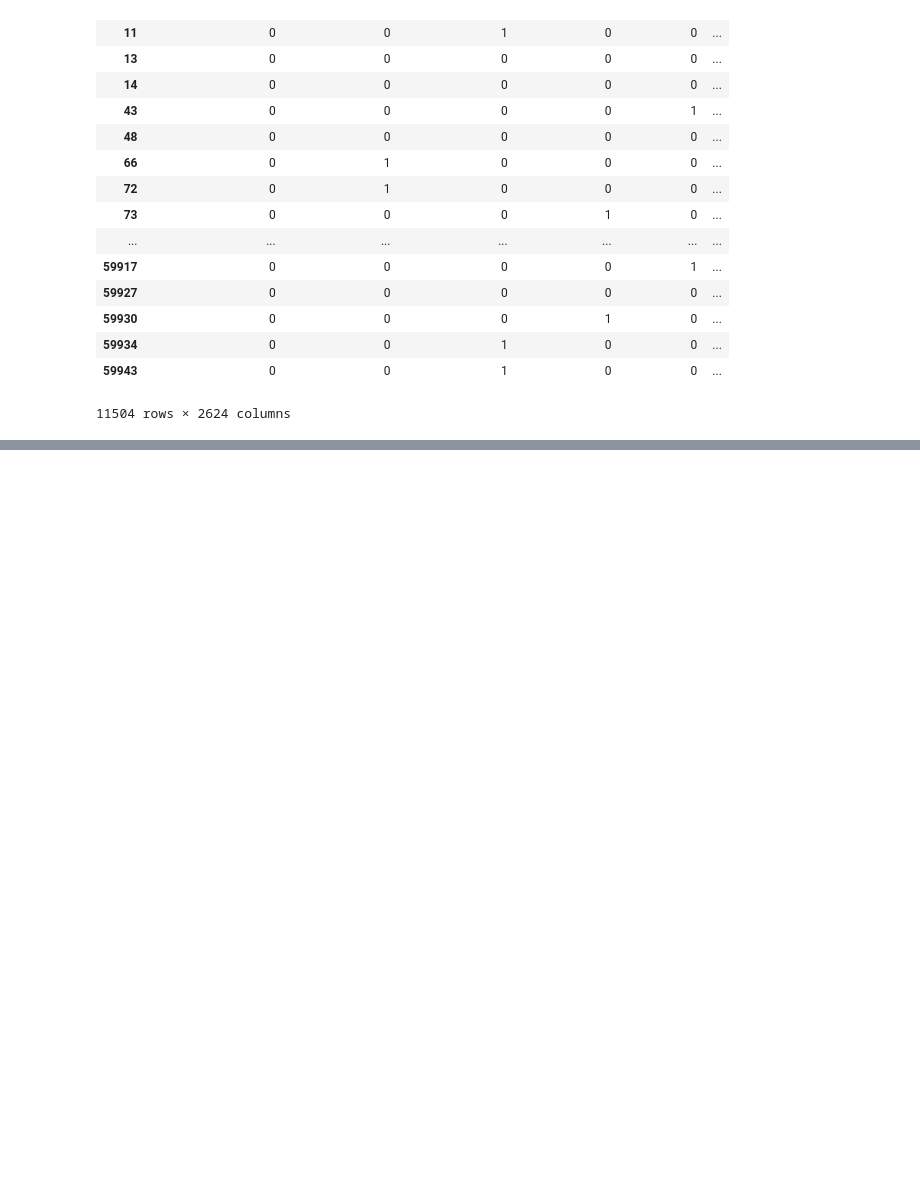
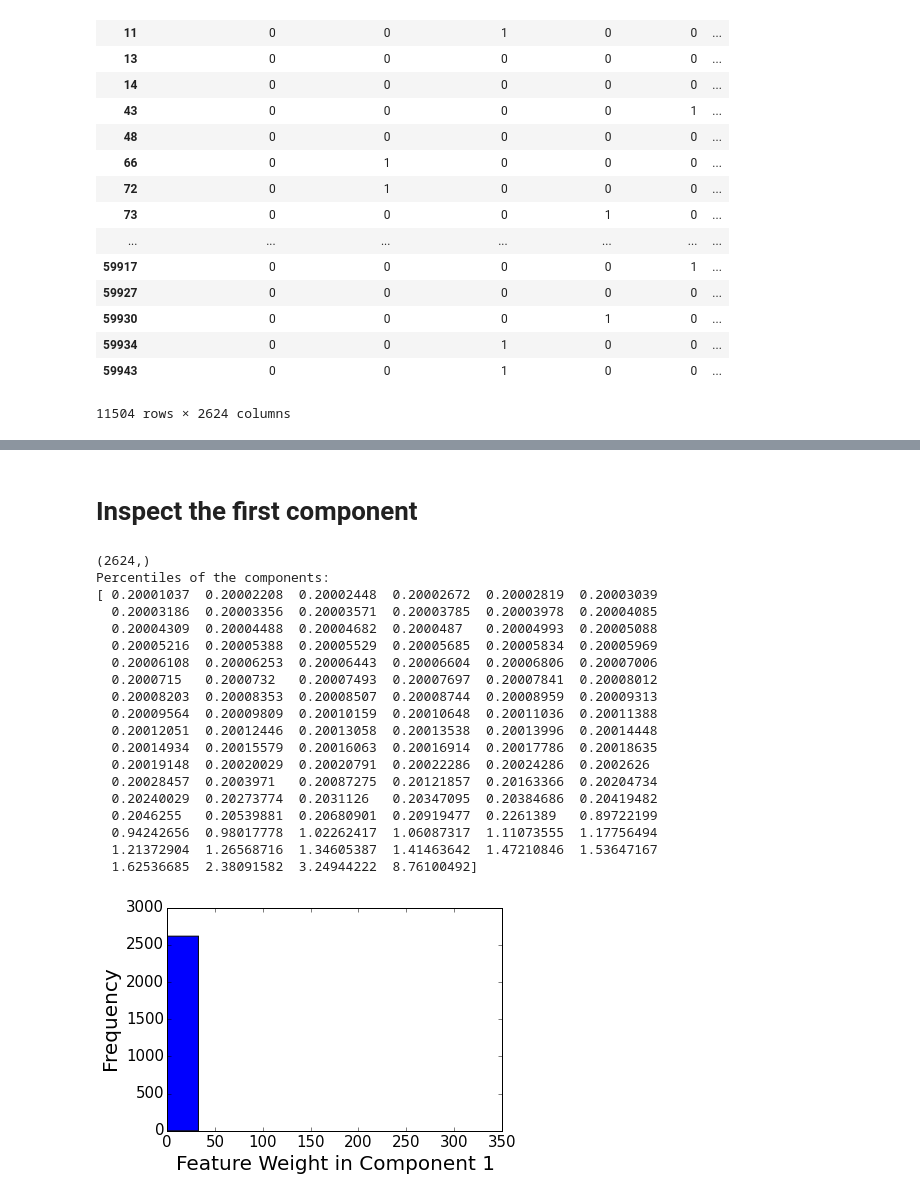
Before and after one commit to nschmeller/ok-cupid, a Jupyter notebook: SampleAnalysis.ipynb, the cells around one changed output, grey strips where cells are left out. Drawn from its saved outputs; the diff is of its cells as text; code cells hidden in the pictures; blank space fills up the shorter version.

```diff
--- a/SampleAnalysis.ipynb
+++ b/SampleAnalysis.ipynb
@@ -311,0 +304,36 @@ AttributeError: 'SparsePCA' object has no attribute 'predict'
+# %% [markdown]
+# Inspect the first component
+# %%
+c1 = lda.components_[0, :]
+print c1.shape
+
+print "Percentiles of the components:"
+print np.percentile(c1, np.arange(0,100,1))
+
+plt.figure()
+plt.hist(c1)
+plt.xlabel("Feature Weight in Component 1", fontsize=20)
+plt.ylabel("Frequency", fontsize=20)
+plt.tick_params(labelsize=15)
+plt.show()
+# %% [output]
+(2624,)
+Percentiles of the components:
+[ 0.20001037  0.20002208  0.20002448  0.20002672  0.20002819  0.20003039
+  0.20003186  0.20003356  0.20003571  0.20003785  0.20003978  0.20004085
+  0.20004309  0.20004488  0.20004682  0.2000487   0.20004993  0.20005088
+  0.20005216  0.20005388  0.20005529  0.20005685  0.20005834  0.20005969
+  0.20006108  0.20006253  0.20006443  0.20006604  0.20006806  0.20007006
+  0.2000715   0.2000732   0.20007493  0.20007697  0.20007841  0.20008012
+  0.20008203  0.20008353  0.20008507  0.20008744  0.20008959  0.20009313
+  0.20009564  0.20009809  0.20010159  0.20010648  0.20011036  0.20011388
+  0.20012051  0.20012446  0.20013058  0.20013538  0.20013996  0.20014448
+  0.20014934  0.20015579  0.20016063  0.20016914  0.20017786  0.20018635
+  0.20019148  0.20020029  0.20020791  0.20022286  0.20024286  0.2002626
+  0.20028457  0.2003971   0.20087275  0.20121857  0.20163366  0.20204734
+  0.20240029  0.20273774  0.2031126   0.20347095  0.20384686  0.20419482
+  0.2046255   0.20539881  0.20680901  0.20919477  0.2261389   0.89722199
+  0.94242656  0.98017778  1.02262417  1.06087317  1.11073555  1.17756494
+  1.21372904  1.26568716  1.34605387  1.41463642  1.47210846  1.53647167
+  1.62536685  2.38091582  3.24944222  8.76100492]
+[figure, added]
```
Also changed, not shown: parts of 27 cells of this notebook.
